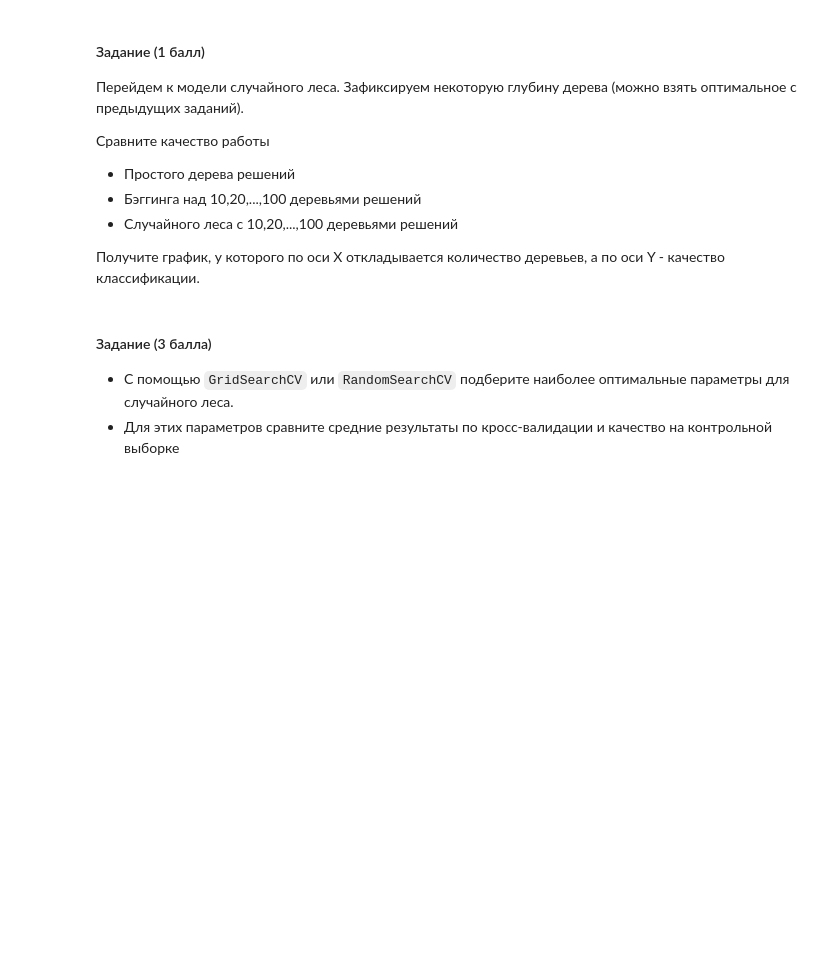
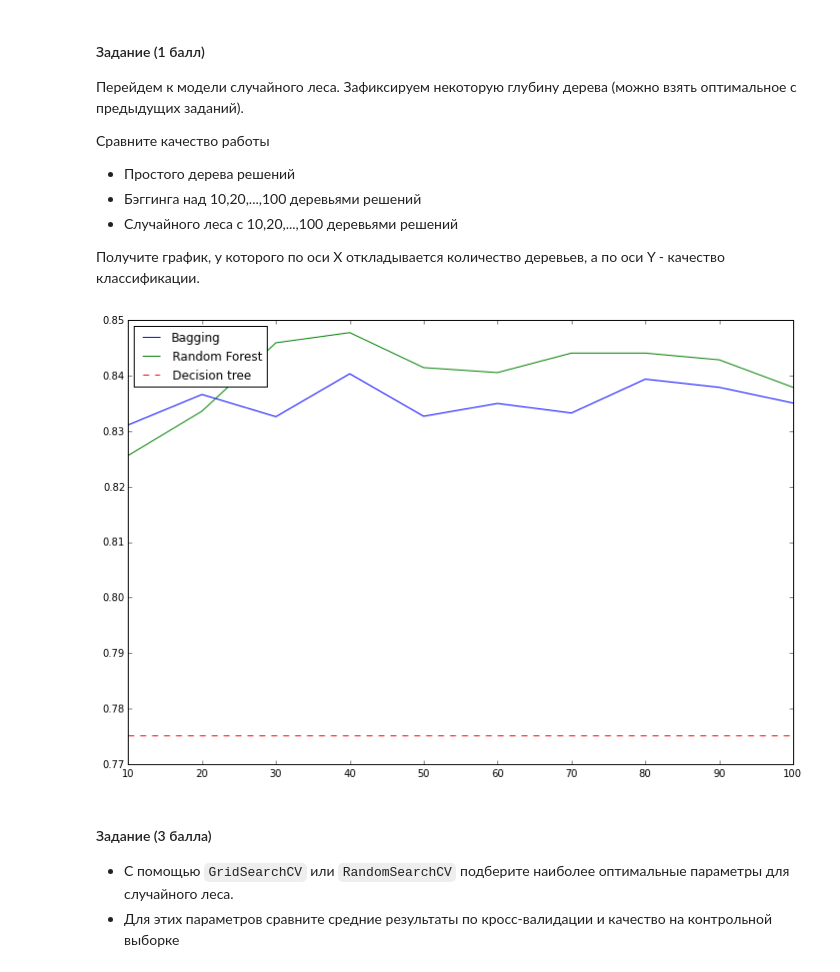
Before and after one commit to aitap/sphere-dm1-homework, a Jupyter notebook: hw3-trees/krylov.ipynb, the cells around one changed output. Drawn from its saved outputs; the diff is of its cells as text; code cells hidden in the pictures; blank space fills up the shorter version.

```diff
--- a/hw3-trees/krylov.ipynb
+++ b/hw3-trees/krylov.ipynb
@@ -180,3 +179,22 @@ from sklearn.ensemble import RandomForestClassifier
+# %%
+from sklearn.metrics import roc_auc_score
+
+np.random.seed(1337)
+
+n_trees = [(i+1)*10 for i in xrange(10)]
+bagging_auc = np.empty(10)
+random_auc = np.empty(10)
+for (i, trees) in enumerate(n_trees):
+    bagging_auc[i] = roc_auc_score(test_tgt,BaggingClassifier(base_estimator=DecisionTreeClassifier(max_depth=d_cv),n_estimators=trees).fit(train,train_tgt).predict_proba(test)[:,1])
+    random_auc[i] = roc_auc_score(test_tgt,RandomForestClassifier(n_estimators=trees,max_depth=d_cv).fit(train,train_tgt).predict_proba(test)[:,1])
+
+plt.plot(n_trees,bagging_auc,label="Bagging")
+plt.plot(n_trees,random_auc,label="Random Forest")
+plt.plot([10, 100], [roc_auc, roc_auc], 'r--', label="Decision tree")
+plt.legend(loc='upper left')
+plt.show()
+# %% [output]
+[figure, added]
 # %% [markdown]
 ####  Задание (3 балла)
 * С помощью `GridSearchCV` или `RandomSearchCV` подберите наиболее оптимальные параметры для случайного леса.
```
Also changed, not shown: parts of 8 cells of this notebook.
